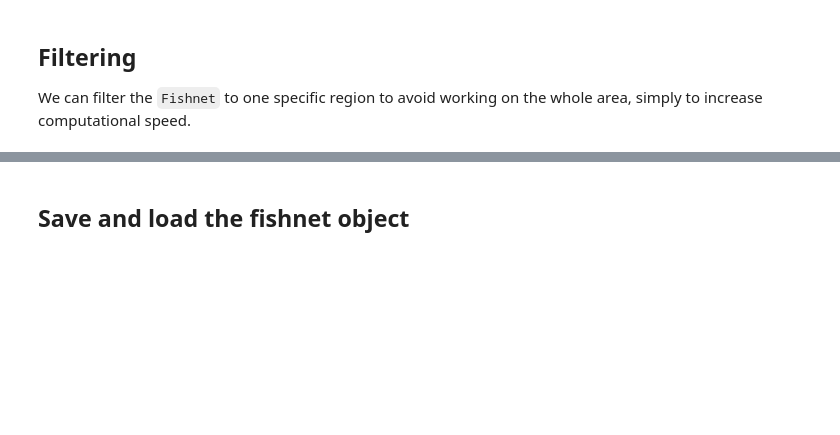
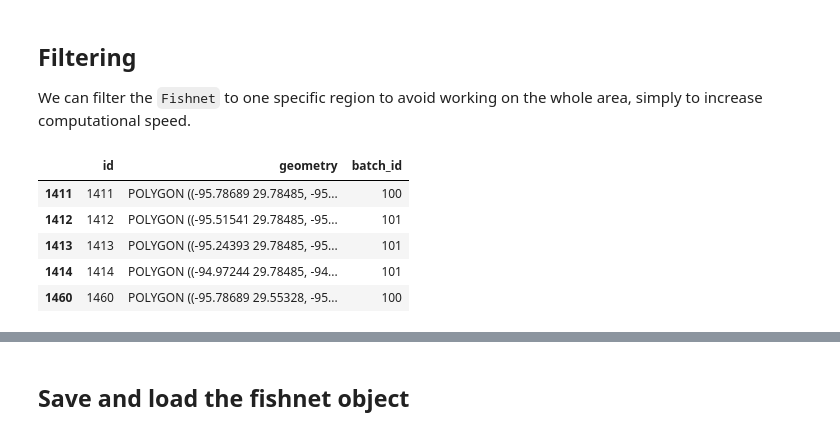
Before and after one commit to victor-radermecker/AdvancedLandCoverAnalytics-Pipeline, a Jupyter notebook: Google_Earth_Engine/code_review.ipynb, the cells around one changed output, grey strips where cells are left out. Saved outputs shown, nothing was run; the diff lists cells and outputs as text; code cells hidden in the pictures; blank space fills up the shorter version.

```diff
--- a/Google_Earth_Engine/code_review.ipynb
+++ b/Google_Earth_Engine/code_review.ipynb
@@ -57,6 +77,13 @@ We can filter the `Fishnet` to one specific region to avoid working on the whole
 # %%
 region = [-95.799944,29.374853,-95.028636,29.795492]
 
 # Filter the fishnet by the larger bounding box
 fishnet_creator_example.filter_fishnet_by_bbox(region)
-fishnet_creator_example.filtered_fishnet.head(10)
+fishnet_creator_example.filtered_fishnet.head(5)
+# %% [output]
+|  | id | geometry | batch_id |
+| 1411 | 1411 | POLYGON ((-95.78689 29.78485, -95... | 100 |
+| 1412 | 1412 | POLYGON ((-95.51541 29.78485, -95... | 101 |
+| 1413 | 1413 | POLYGON ((-95.24393 29.78485, -95... | 101 |
+| 1414 | 1414 | POLYGON ((-94.97244 29.78485, -94... | 101 |
+| 1460 | 1460 | POLYGON ((-95.78689 29.55328, -95... | 100 |
```
Also changed, not shown: parts of 10 cells of this notebook, 2 other files.
